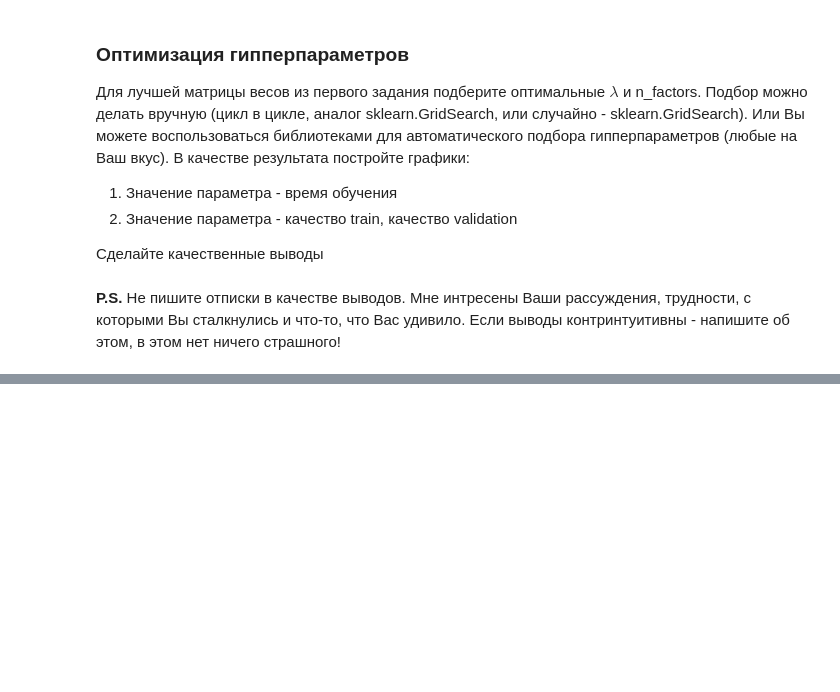
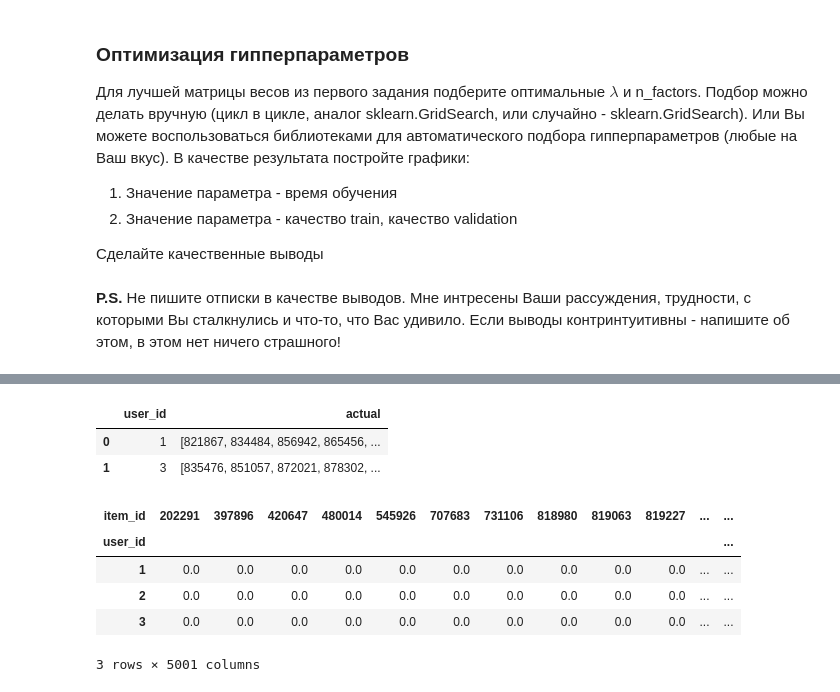
Before and after one commit to humantom88/geekbrains-recommender-systems, a Jupyter notebook: lesson3/homework/hw3.ipynb, the cells around one changed output, grey strips where cells are left out. Saved outputs shown, nothing was run; the diff lists cells and outputs as text; code cells hidden in the pictures; blank space fills up the shorter version.

```diff
--- a/lesson3/homework/hw3.ipynb
+++ b/lesson3/homework/hw3.ipynb
@@ -133,3 +140,32 @@ items.head(5)
 | 2 | 26093 | 69 | PASTRY | Private | BREAD | BREAD:ITALIAN/FRENCH |  |
 | 3 | 26190 | 69 | GROCERY | Private | FRUIT - SHELF STABLE | APPLE SAUCE | 50 OZ |
 | 4 | 26355 | 69 | GROCERY | Private | COOKIES/CONES | SPECIALTY COOKIES | 14 OZ |
+# %%
+result = data_test.groupby('user_id')['item_id'].unique().reset_index()
+result.columns=['user_id', 'actual']
+result.head(2)
+# %% [output]
+|  | user_id | actual |
+| 0 | 1 | [821867, 834484, 856942, 865456, ... |
+| 1 | 3 | [835476, 851057, 872021, 878302, ... |
+# %%
+popularity = data_train.groupby('item_id')['quantity'].sum().reset_index()
+popularity.rename(columns={'quantity': 'n_sold'}, inplace=True)
+top_5000 = popularity.sort_values('n_sold', ascending=False).head(5000).item_id.tolist()
+# %%
+data_train.loc[~data_train['item_id'].isin(top_5000), 'item_id'] = 999999
+user_item_matrix = pd.pivot_table(data_train,
+                                  index='user_id', columns='item_id',
+                                  values='quantity',
+                                  aggfunc='count',
+                                  fill_value=0)
+user_item_matrix = user_item_matrix.astype(float)
+sparse_user_item = csr_matrix(user_item_matrix).tocsr()
+user_item_matrix.head(3)
+# %% [output]
+| item_id | 202291 | 397896 | 420647 | 480014 | 545926 | 707683 | 731106 | 818980 | 819063 | 819227 | ... | ... |
+| user_id |  |  |  |  |  |  |  |  |  |  |  | ... |
+| 1 | 0.0 | 0.0 | 0.0 | 0.0 | 0.0 | 0.0 | 0.0 | 0.0 | 0.0 | 0.0 | ... | ... |
+| 2 | 0.0 | 0.0 | 0.0 | 0.0 | 0.0 | 0.0 | 0.0 | 0.0 | 0.0 | 0.0 | ... | ... |
+| 3 | 0.0 | 0.0 | 0.0 | 0.0 | 0.0 | 0.0 | 0.0 | 0.0 | 0.0 | 0.0 | ... | ... |
+3 rows × 5001 columns
```
Also changed, not shown: parts of 10 cells of this notebook.
